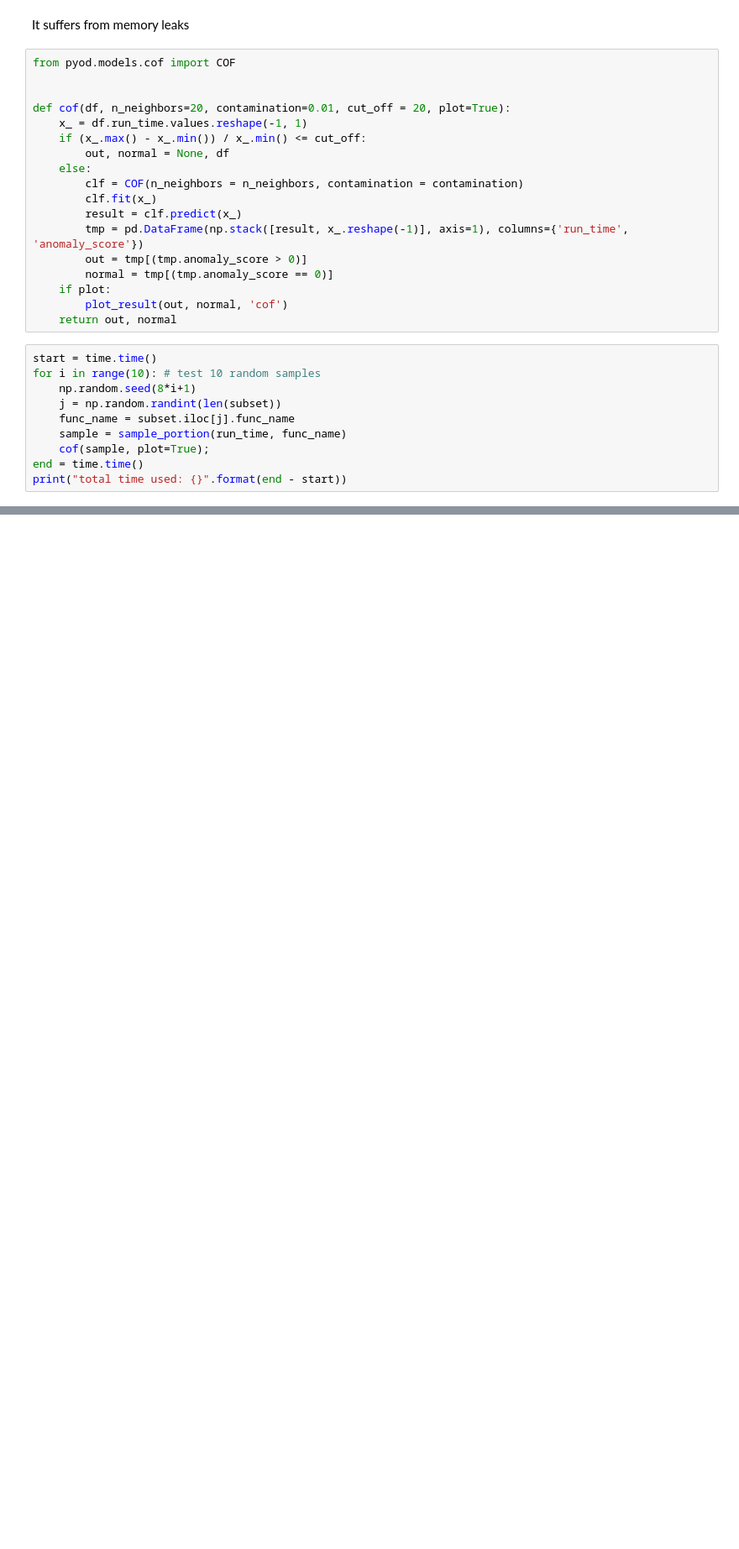
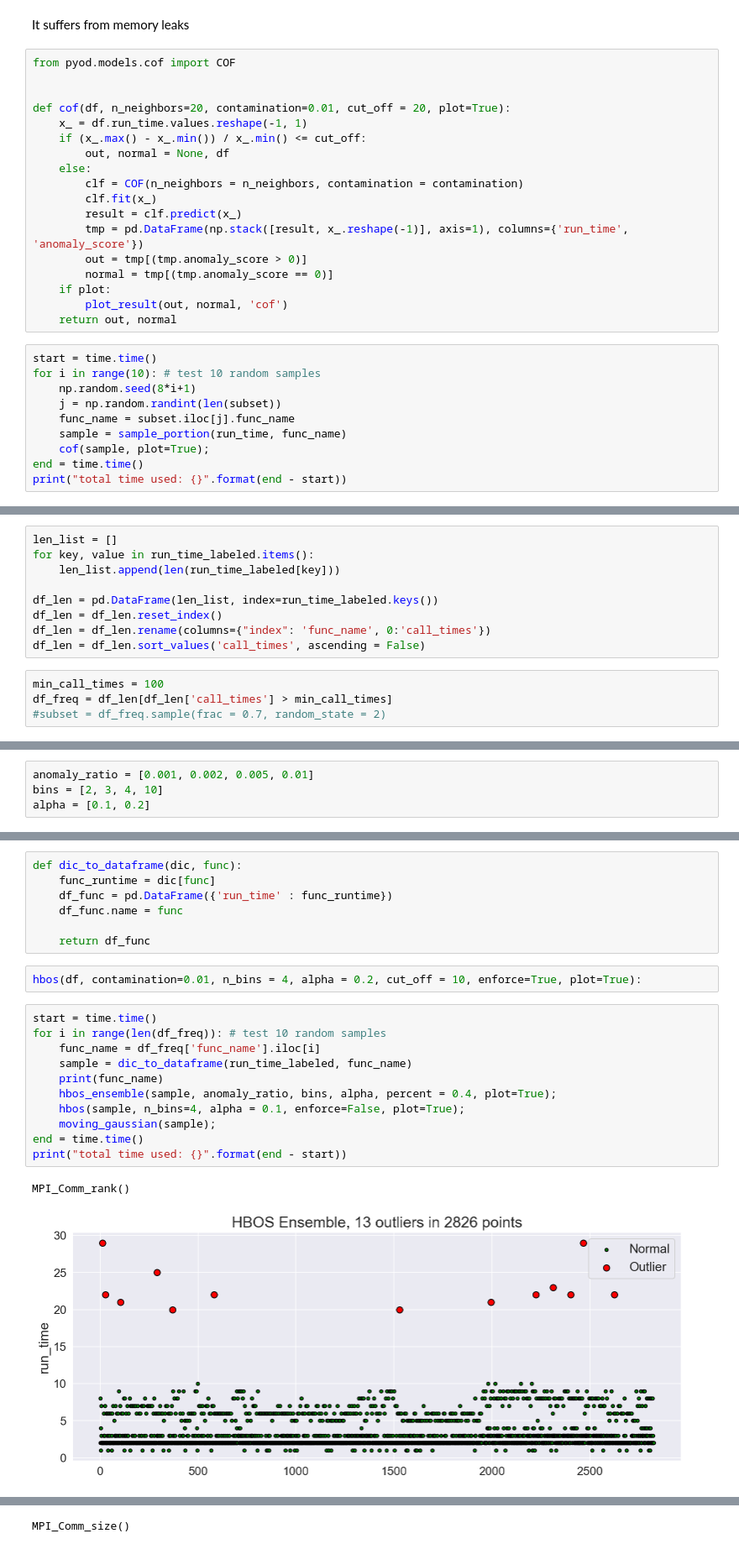
Before and after one commit to CODARcode/PerformanceAnalysis, a Jupyter notebook: jupyter/Anomaly_GPU.ipynb, the cells around one changed output, grey strips where cells are left out. Shown at 84% size. Drawn from its saved outputs; the diff is of its cells as text; blank space fills up the shorter version.

```diff
--- a/jupyter/Anomaly_GPU.ipynb
+++ b/jupyter/Anomaly_GPU.ipynb
@@ -550,0 +946,13 @@ print("total time used: {}".format(end - start))
+# %%
+len_list = []
+for key, value in run_time_labeled.items():
+    len_list.append(len(run_time_labeled[key]))
+
+df_len = pd.DataFrame(len_list, index=run_time_labeled.keys())
+df_len = df_len.reset_index()
+df_len = df_len.rename(columns={"index": 'func_name', 0:'call_times'})
+df_len = df_len.sort_values('call_times', ascending = False)
+# %%
+min_call_times = 100
+df_freq = df_len[df_len['call_times'] > min_call_times]
+#subset = df_freq.sample(frac = 0.7, random_state = 2)
@@ -550,0 +966,4 @@ print("total time used: {}".format(end - start))
+# %%
+anomaly_ratio = [0.001, 0.002, 0.005, 0.01]
+bins = [2, 3, 4, 10]
+alpha = [0.1, 0.2]
@@ -550,0 +979,23 @@ print("total time used: {}".format(end - start))
+# %%
+def dic_to_dataframe(dic, func):
+    func_runtime = dic[func]
+    df_func = pd.DataFrame({'run_time' : func_runtime})
+    df_func.name = func
+
+    return df_func
+# %%
+hbos(df, contamination=0.01, n_bins = 4, alpha = 0.2, cut_off = 10, enforce=True, plot=True):
+# %%
+start = time.time()
+for i in range(len(df_freq)): # test 10 random samples
+    func_name = df_freq['func_name'].iloc[i]
+    sample = dic_to_dataframe(run_time_labeled, func_name)
+    print(func_name)
+    hbos_ensemble(sample, anomaly_ratio, bins, alpha, percent = 0.4, plot=True);
+    hbos(sample, n_bins=4, alpha = 0.1, enforce=False, plot=True);
+    moving_gaussian(sample);
+end = time.time()
+print("total time used: {}".format(end - start))
+# %% [output]
+MPI_Comm_rank()
+[figure, added]
@@ -550,0 +1004 @@ print("total time used: {}".format(end - start))
+MPI_Comm_size()
```
Also changed, not shown: parts of 67 cells of this notebook, 5 other files.
